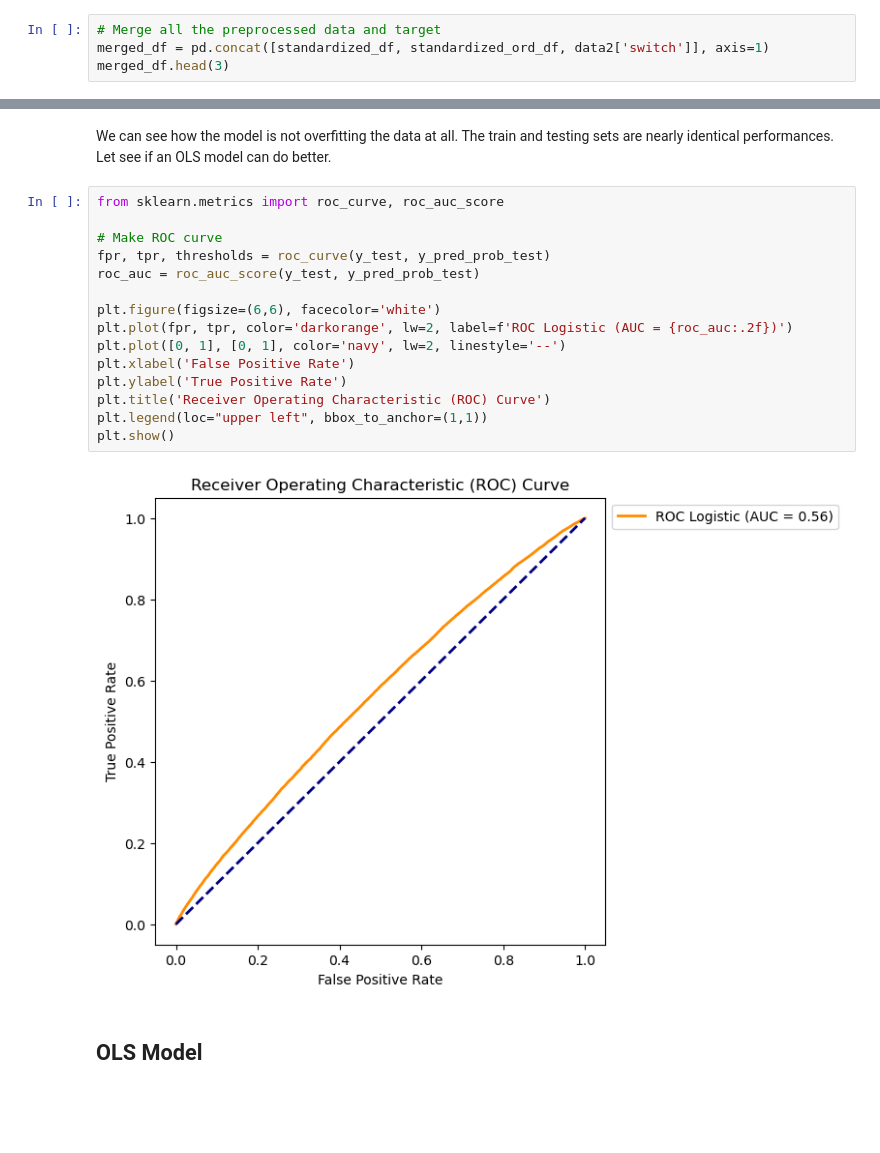
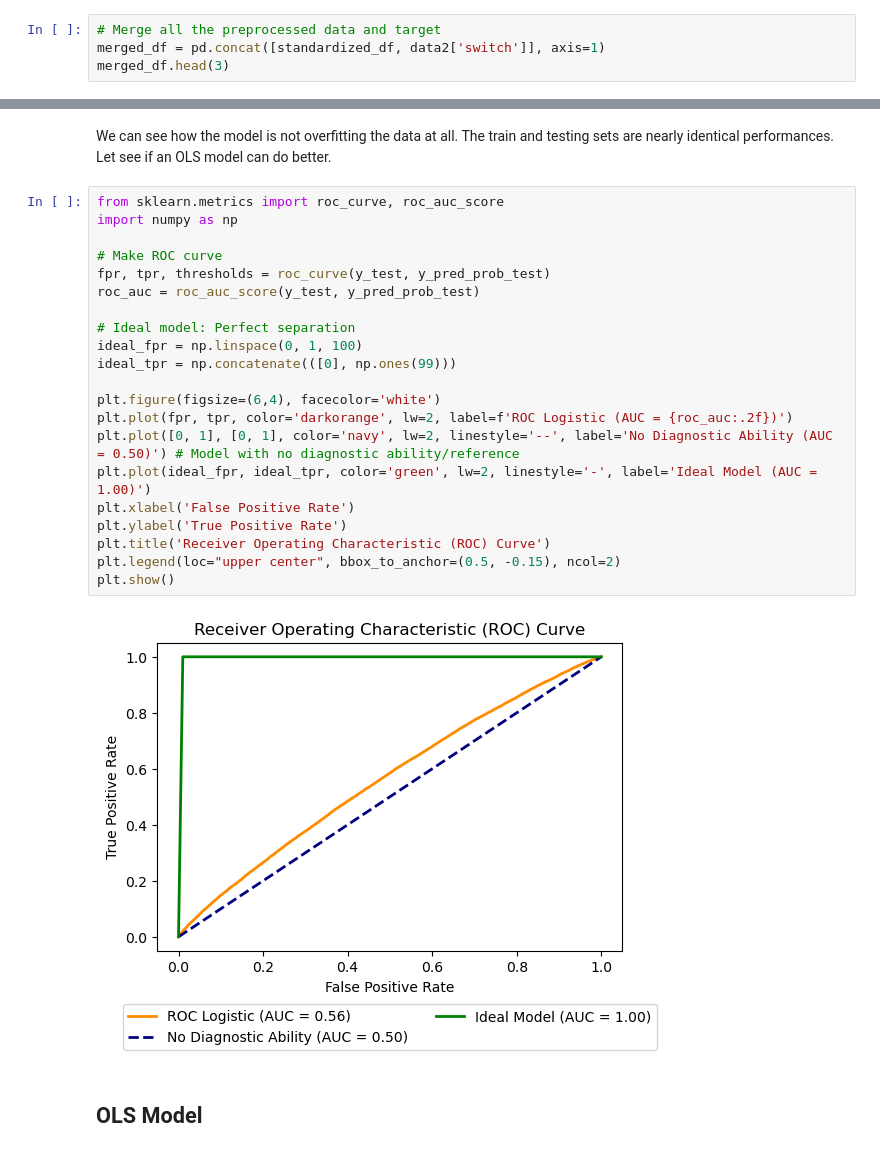
Before and after one commit to cristopher-d-delgado/research-LustigGroup-SJSU, a Jupyter notebook: modeling.ipynb, the cells around one changed output, grey strips where cells are left out. Cells and saved outputs as stored; diff of their text form; blank space fills up the shorter version.

Commit message:
eda graphs

```diff
--- a/modeling.ipynb
+++ b/modeling.ipynb
@@ -372,6 +488,6 @@ standardized_ord_df.head(3)
 ### Merge all preprocessing and drop columns we no longer need for Modeling
 # %%
 # Merge all the preprocessed data and target
-merged_df = pd.concat([standardized_df, standardized_ord_df, data2['switch']], axis=1)
+merged_df = pd.concat([standardized_df, data2['switch']], axis=1)
 merged_df.head(3)
 # %% [output]
@@ -470,21 +617,27 @@ Specificity: 1.0
 We can see how the model is not overfitting the data at all. The train and testing sets are nearly identical performances. Let see if an OLS model can do better.
 # %%
 from sklearn.metrics import roc_curve, roc_auc_score
+import numpy as np
 
 # Make ROC curve
 fpr, tpr, thresholds = roc_curve(y_test, y_pred_prob_test)
 roc_auc = roc_auc_score(y_test, y_pred_prob_test)
 
-plt.figure(figsize=(6,6), facecolor='white')
+# Ideal model: Perfect separation
+ideal_fpr = np.linspace(0, 1, 100)
+ideal_tpr = np.concatenate(([0], np.ones(99)))
+
+plt.figure(figsize=(6,4), facecolor='white')
 plt.plot(fpr, tpr, color='darkorange', lw=2, label=f'ROC Logistic (AUC = {roc_auc:.2f})')
-plt.plot([0, 1], [0, 1], color='navy', lw=2, linestyle='--')
+plt.plot([0, 1], [0, 1], color='navy', lw=2, linestyle='--', label='No Diagnostic Ability (AUC = 0.50)') # Model with no diagnostic ability/reference
+plt.plot(ideal_fpr, ideal_tpr, color='green', lw=2, linestyle='-', label='Ideal Model (AUC = 1.00)')
 plt.xlabel('False Positive Rate')
 plt.ylabel('True Positive Rate')
 plt.title('Receiver Operating Characteristic (ROC) Curve')
-plt.legend(loc="upper left", bbox_to_anchor=(1,1))
+plt.legend(loc="upper center", bbox_to_anchor=(0.5, -0.15), ncol=2)
 plt.show()
 # %% [output]
-[figure, old version]
+[figure, new version]
 # %% [markdown]
 ## OLS Model
 # %%
```
Also changed, not shown: parts of 12 cells of this notebook.
